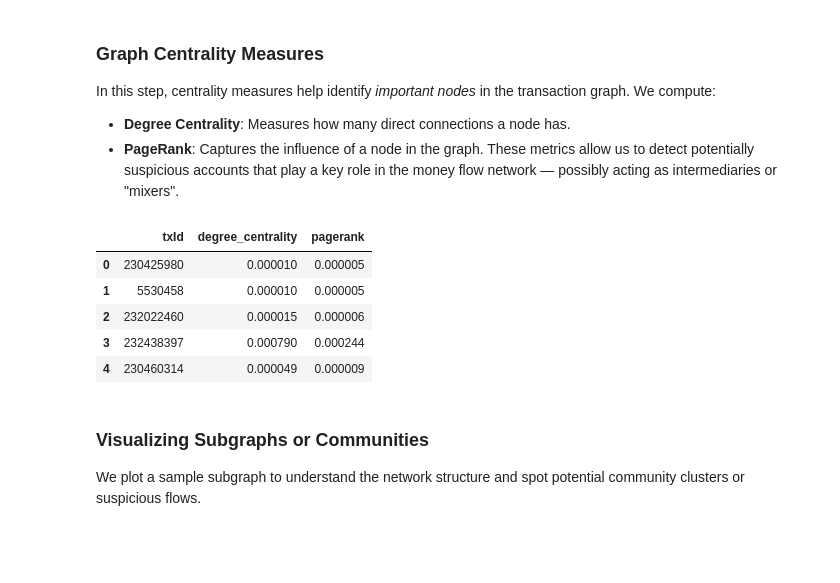
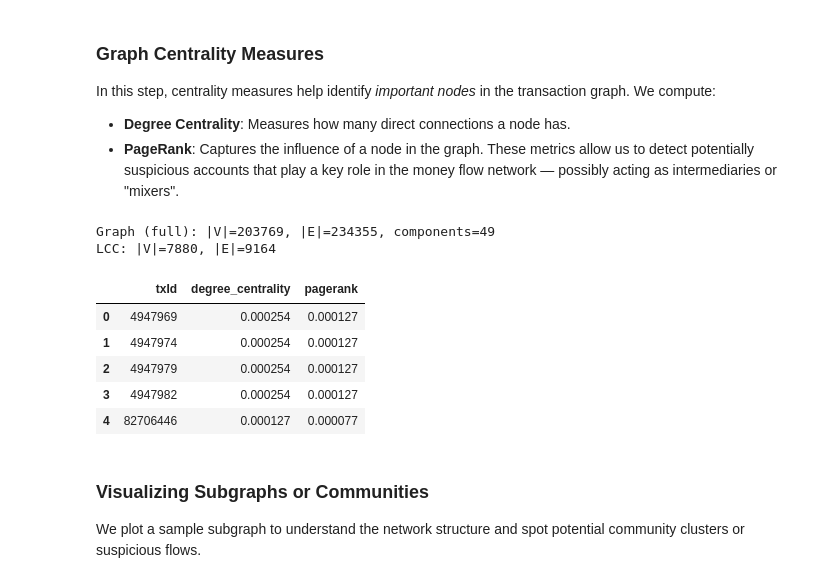
Before and after one commit to nora-li-ds/elliptic-aml-analysis, a Jupyter notebook: notebooks/01_exploration.ipynb, the cells around one changed output. Cells and saved outputs as stored; diff of their text form; code cells hidden in the pictures; blank space fills up the shorter version.

```diff
--- a/notebooks/01_exploration.ipynb
+++ b/notebooks/01_exploration.ipynb
@@ -122,27 +140,35 @@ We compute:
 - **Degree Centrality**: Measures how many direct connections a node has.
 - **PageRank**: Captures the influence of a node in the graph.
 These metrics allow us to detect potentially suspicious accounts that play a key role in the money flow network — possibly acting as intermediaries or "mixers".
-# %%
-# Degree Centrality
-degree_centrality = nx.degree_centrality(G)
-
-#PageRank
-pagerank_scores = nx.pagerank(G)
-
-# Convert to DataFrame
-centrality_df = pd.DataFrame({
-    "txId": list(degree_centrality.keys()),
-    "degree_centrality": list(degree_centrality.values()),
-    "pagerank": list(pagerank_scores.values())
-})
-centrality_df.head()
-# %% [output]
-|  | txId | degree_centrality | pagerank |
-| 0 | 230425980 | 0.000010 | 0.000005 |
-| 1 | 5530458 | 0.000010 | 0.000005 |
-| 2 | 232022460 | 0.000015 | 0.000006 |
-| 3 | 232438397 | 0.000790 | 0.000244 |
-| 4 | 230460314 | 0.000049 | 0.000009 |
+# %%
+# Build full graph
+G_full = nx.from_pandas_edgelist(edges_df, "txId1", "txId2", create_using=nx.Graph)
+print(f"Graph (full): |V|={G_full.number_of_nodes()}, |E|={G_full.number_of_edges()}, components={nx.number_connected_components(G_full)}")
+
+# Extract the Largest Connected Component (LCC)
+components = sorted(nx.connected_components(G_full), key=len, reverse=True)
+G = G_full.subgraph(components[0]).copy()
+print(f"LCC: |V|={G.number_of_nodes()}, |E|={G.number_of_edges()}")
+
+# Compute centrality measures
+deg_cent = nx.degree_centrality(G)
+pagerank_scores = nx.pagerank(G)
+
+centrality_df = pd.DataFrame({
+    "txId": list(deg_cent.keys()),
+    "degree_centrality": list(deg_cent.values()),
+    "pagerank": [pagerank_scores[n] for n in deg_cent.keys()]
+})
+centrality_df.head()
+# %% [output]
+Graph (full): |V|=203769, |E|=234355, components=49
+LCC: |V|=7880, |E|=9164
+|  | txId | degree_centrality | pagerank |
+| 0 | 4947969 | 0.000254 | 0.000127 |
+| 1 | 4947974 | 0.000254 | 0.000127 |
+| 2 | 4947979 | 0.000254 | 0.000127 |
+| 3 | 4947982 | 0.000254 | 0.000127 |
+| 4 | 82706446 | 0.000127 | 0.000077 |
 # %% [markdown]
 ### Visualizing Subgraphs or Communities
 We plot a sample subgraph to understand the network structure and spot potential community clusters or suspicious flows.
```
Also changed, not shown: parts of 14 cells of this notebook, 4 other files.
